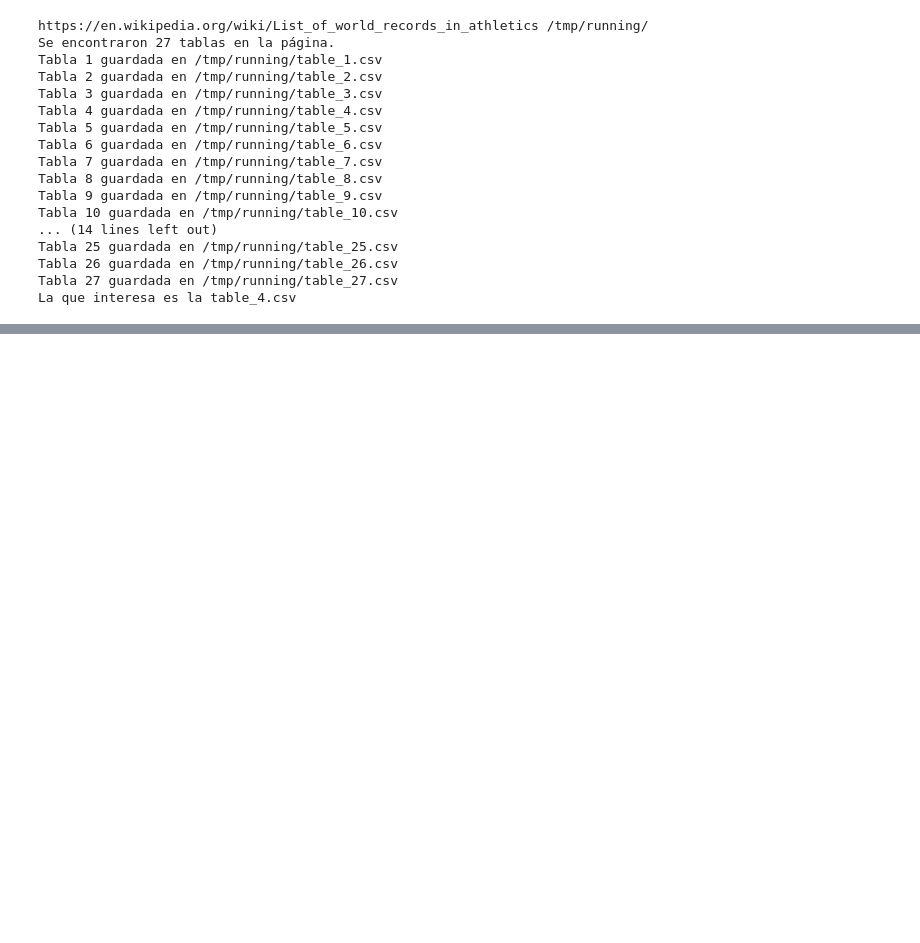
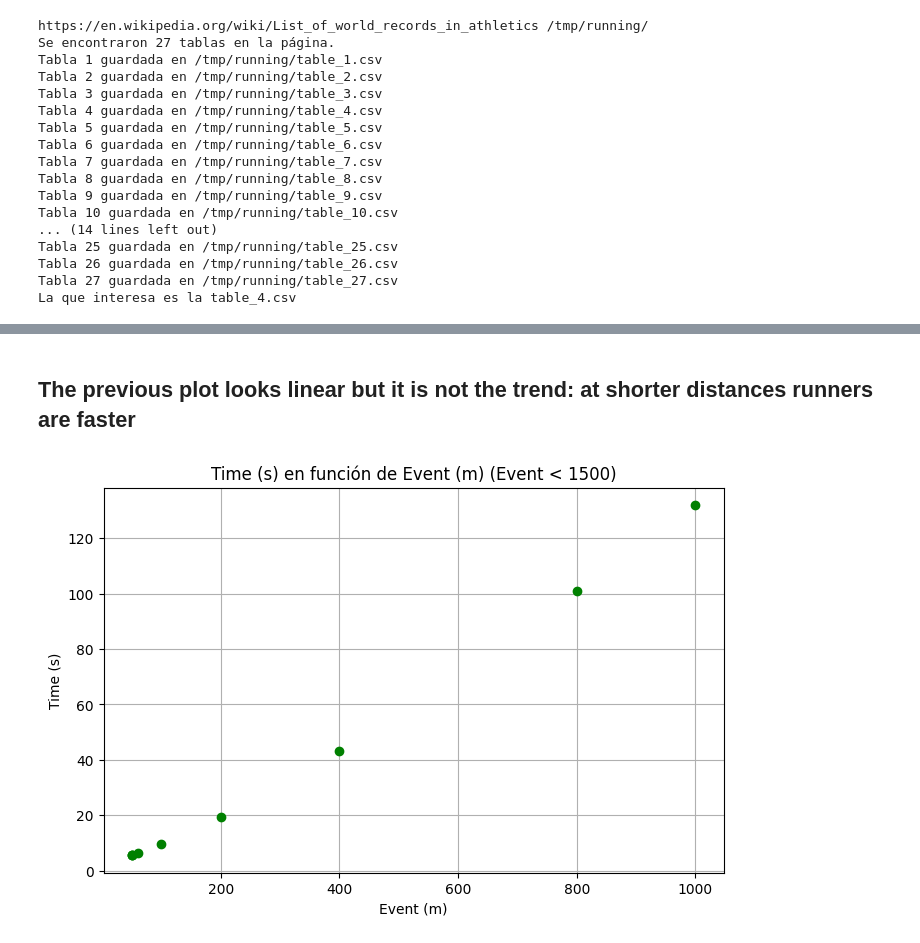
Before and after one commit to emuro/EM_probando, a Jupyter notebook: EM_familia/math/running_champions.ipynb, the cells around one changed output, grey strips where cells are left out. Drawn from its saved outputs; the diff is of its cells as text; code cells hidden in the pictures; blank space fills up the shorter version.

```diff
--- a/EM_familia/math/running_champions.ipynb
+++ b/EM_familia/math/running_champions.ipynb
@@ -280,0 +218,23 @@ It is quite accurate
+# %% [markdown]
+## The previous plot looks linear but it is not the trend: at shorter distances runners are faster
+# %%
+import matplotlib.pyplot as plt
+
+# Filtrar los datos
+df_filtrado = male_df[male_df["Event (m)"] < 1500]
+
+# Graficar
+plt.figure(figsize=(8,5))
+plt.plot(df_filtrado["Event (m)"], df_filtrado["Time (s)"],
+         marker='o', linestyle='None', color='green')
+
+# Etiquetas y título
+plt.xlabel("Event (m)")
+plt.ylabel("Time (s)")
+plt.title("Time (s) en función de Event (m) (Event < 1500)")
+plt.grid(True)
+
+# Mostrar gráfico
+plt.show()
+# %% [output]
+[figure, added]
```
Also changed, not shown: parts of 24 cells of this notebook.
